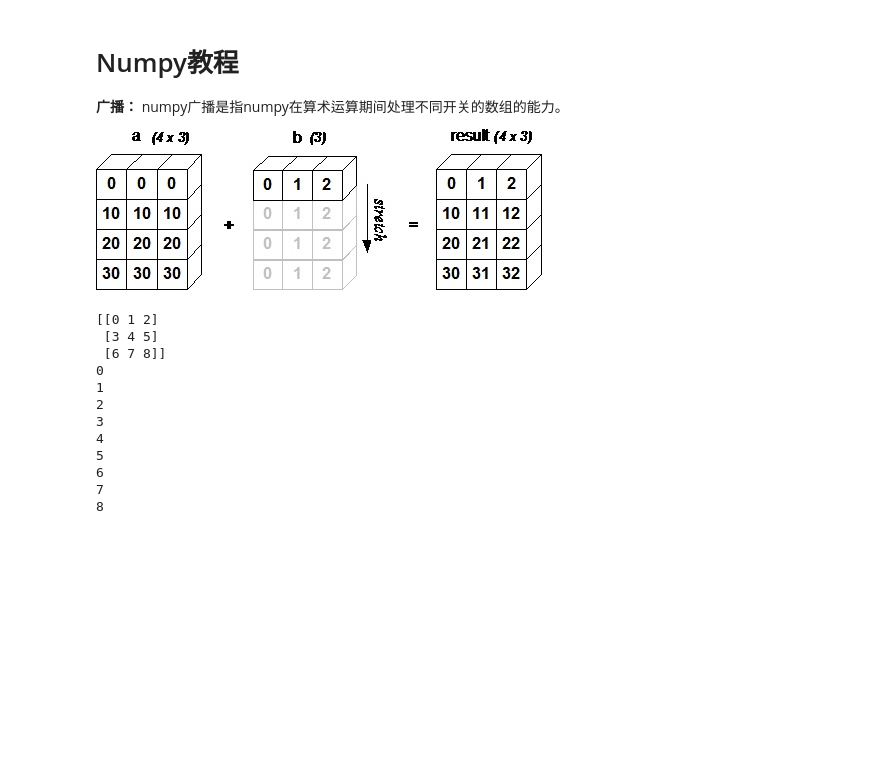
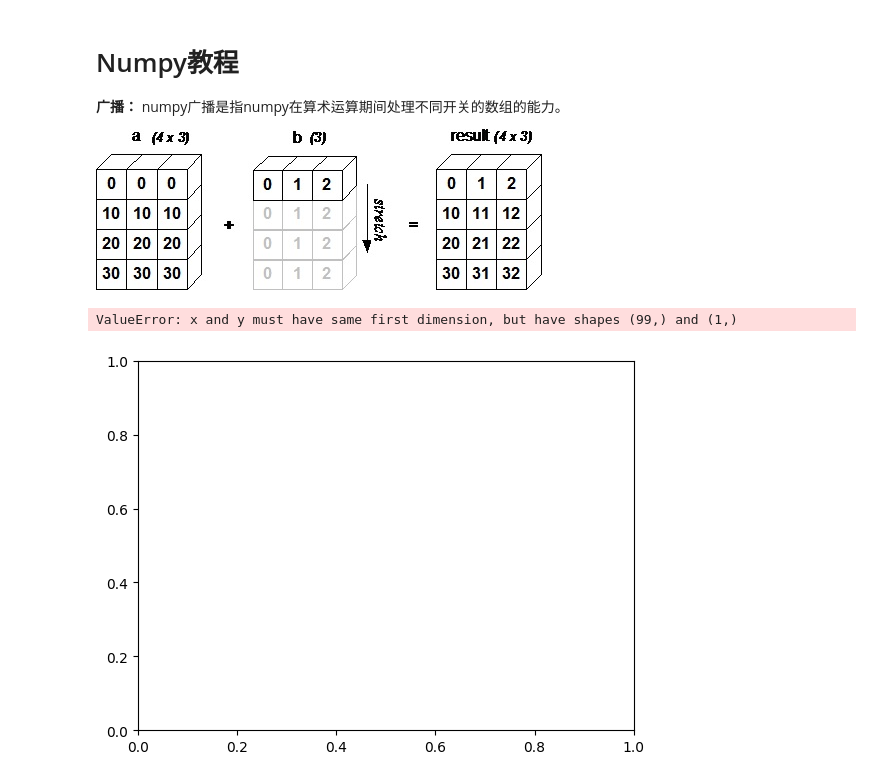
Before and after one commit to Xiaoxiao1990/AIGC, a Jupyter notebook: python/numpy/numpy_tutorials_point.ipynb, the cells around one changed output. Saved outputs shown, nothing was run; the diff lists cells and outputs as text; code cells hidden in the pictures; blank space fills up the shorter version.

```diff
--- a/python/numpy/numpy_tutorials_point.ipynb
+++ b/python/numpy/numpy_tutorials_point.ipynb
@@ -4,24 +4,15 @@
 **广播：** numpy广播是指numpy在算术运算期间处理不同开关的数组的能力。
 
 ![image.png](attachment:image.png)
-# %%
-import numpy as np
-
-a = np.arange(0,9).reshape(3,3)
-print(a)
-
-for x in np.nditer(a, op_flags=['readwrite']):
-    print(x)
-# %% [output]
-[[0 1 2]
- [3 4 5]
- [6 7 8]]
-0
-1
-2
-3
-4
-5
-6
-7
-8
+# %%
+import numpy as np
+import matplotlib.pyplot as plt
+
+x = np.arange(1, 100, 1)
+p = 0.5
+px = np.power(0.5, x)
+
+plt.plot(x, y)
+# %% [output]
+ValueError: x and y must have same first dimension, but have shapes (99,) and (1,)
+[figure, added]
```
Also changed, not shown: 1 other file.
